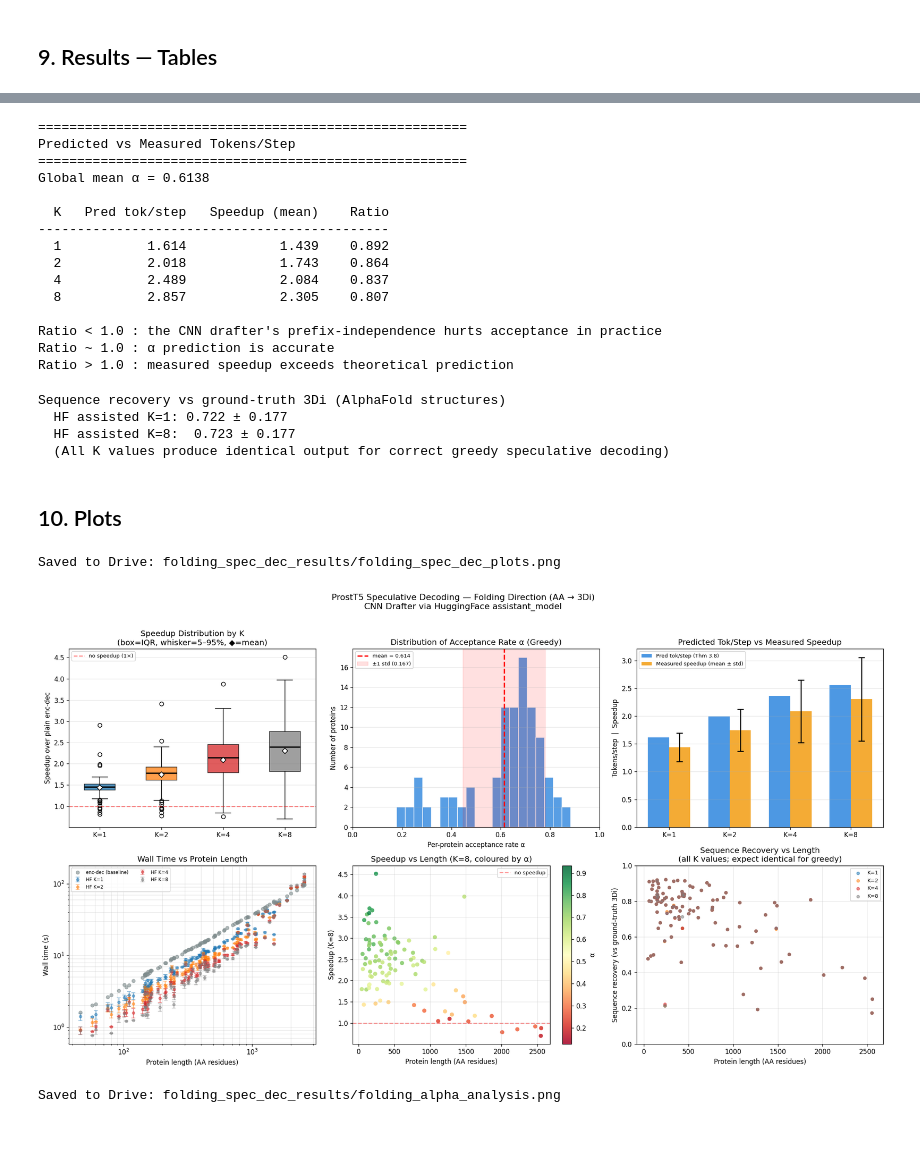
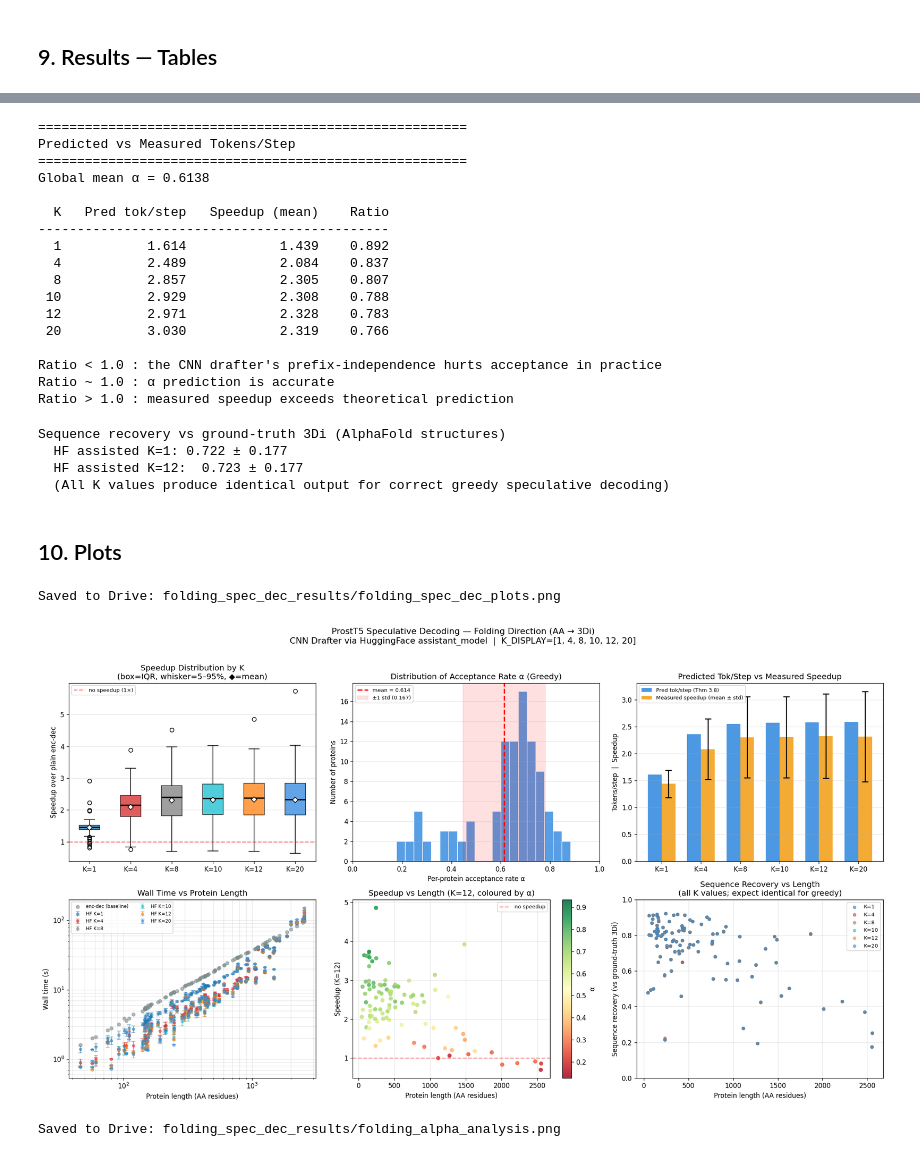
Before and after one commit to Viet2503/Speculative-Decoding-ProstT5, a Jupyter notebook: prostT5/prostT5_spec_dec_folding_CNN.ipynb, the cells around one changed output, grey strips where cells are left out. Drawn from its saved outputs; the diff is of its cells as text; code cells hidden in the pictures.

```diff
--- a/prostT5/prostT5_spec_dec_folding_CNN.ipynb
+++ b/prostT5/prostT5_spec_dec_folding_CNN.ipynb
@@ -865,13 +943,16 @@ Ready: 100 proteins, 400 rows.
 print("=" * 70)
 print("BENCHMARK RESULTS — ProstT5 Folding Speculative Decoding (AA → 3Di)")
 print("=" * 70)
-print(f"Proteins: {df['id'].nunique()}   Device: {device}")
+print(f"Proteins: {df['id'].nunique()}   Device: {device}   K_DISPLAY={K_DISPLAY}")
 print()
 print(f"{'K':>3}  {'α (mean)':>9}  {'Pred tok/step':>14}  "
       f"{'Speedup mean':>13}  {'Speedup med':>12}  {'HF OK%':>7}")
 print("-" * 65)
-for K in K_VALUES:
+for K in K_DISPLAY:
     sub  = df[df["K"] == K]
+    if sub.empty:
+        print(f"{K:3d}  (no data)")
+        continue
     a    = sub["alpha_mean"].mean()
     pt   = sub["pred_tps"].mean()
     sp_m = sub["speedup"].mean()
@@ -911,8 +994,11 @@ print(f"Global mean α = {mean_alpha_global:.4f}\n")
 
 print(f"{'K':>3}  {'Pred tok/step':>14}  {'Speedup (mean)':>15}  {'Ratio':>7}")
 print("-" * 45)
-for K in K_VALUES:
+for K in K_DISPLAY:
     sub  = df[df["K"] == K]
+    if sub.empty:
+        print(f"{K:3d}  (no data)")
+        continue
     pred = sub["pred_tps"].mean()
     meas = sub["speedup"].mean()
     ratio = meas / pred if pred > 0 else float("nan")
@@ -931,9 +1017,11 @@ Global mean α = 0.6138
   K   Pred tok/step   Speedup (mean)    Ratio
 ---------------------------------------------
   1           1.614            1.439    0.892
-  2           2.018            1.743    0.864
   4           2.489            2.084    0.837
   8           2.857            2.305    0.807
+ 10           2.929            2.308    0.788
+ 12           2.971            2.328    0.783
+ 20           3.030            2.319    0.766
 
 Ratio < 1.0 : the CNN drafter's prefix-independence hurts acceptance in practice
 Ratio ~ 1.0 : α prediction is accurate
@@ -946,9 +1034,8 @@ def seq_recovery(pred: str, gt: str) -> float:
     if n == 0: return 0.0
     return sum(p == g for p, g in zip(pred[:n], gt[:n])) / n
 
-# Find best K by mean speedup
-best_K   = K_VALUES[int(np.nanargmax([df[df["K"] == K]["speedup"].mean() for K in K_VALUES]))]
-k1_str   = str(K_VALUES[0])
+best_K   = K_DISPLAY[int(np.nanargmax([df[df["K"] == K]["speedup"].mean() for K in K_DISPLAY]))]
+k1_str   = str(K_DISPLAY[0])
 best_str = str(best_K)
 
 recovery_rows = []
@@ -960,25 +1047,25 @@ for item in benchmark_data:
     pred_k1    = preds_by_K.get(k1_str,   "")
     pred_best  = preds_by_K.get(best_str, "")
     recovery_rows.append({
-        "id":                    uid,
-        "length":                len(gt),
-        f"rec_K{K_VALUES[0]}":   seq_recovery(pred_k1,   gt),
-        f"rec_K{best_K}":        seq_recovery(pred_best, gt),
+        "id":                      uid,
+        "length":                  len(gt),
+        f"rec_K{K_DISPLAY[0]}":   seq_recovery(pred_k1,   gt),
+        f"rec_K{best_K}":          seq_recovery(pred_best, gt),
     })
 
 rec_df   = pd.DataFrame(recovery_rows)
-col_k1   = f"rec_K{K_VALUES[0]}"
+col_k1   = f"rec_K{K_DISPLAY[0]}"
 col_best = f"rec_K{best_K}"
 
 print(f"Sequence recovery vs ground-truth 3Di (AlphaFold structures)")
-print(f"  HF assisted K={K_VALUES[0]}: {rec_df[col_k1].mean():.3f} ± {rec_df[col_k1].std():.3f}")
-if best_K != K_VALUES[0]:
+print(f"  HF assisted K={K_DISPLAY[0]}: {rec_df[col_k1].mean():.3f} ± {rec_df[col_k1].std():.3f}")
+if best_K != K_DISPLAY[0]:
     print(f"  HF assisted K={best_K}:  {rec_df[col_best].mean():.3f} ± {rec_df[col_best].std():.3f}")
 print("  (All K values produce identical output for correct greedy speculative decoding)")
 # %% [output]
 Sequence recovery vs ground-truth 3Di (AlphaFold structures)
   HF assisted K=1: 0.722 ± 0.177
-  HF assisted K=8:  0.723 ± 0.177
+  HF assisted K=12:  0.723 ± 0.177
   (All K values produce identical output for correct greedy speculative decoding)
 # %% [markdown]
 ## 10. Plots
@@ -988,14 +1075,14 @@ Sequence recovery vs ground-truth 3Di (AlphaFold structures)
 fig, axes = plt.subplots(2, 3, figsize=(18, 10))
 fig.suptitle(
     "ProstT5 Speculative Decoding — Folding Direction (AA → 3Di)\n"
-    "CNN Drafter via HuggingFace assistant_model",
+    f"CNN Drafter via HuggingFace assistant_model  |  K_DISPLAY={K_DISPLAY}",
     fontsize=13, y=1.01,
 )
 axes = axes.flatten()
 
 # ── 1. Speedup distribution by K — boxplot + mean marker ─────────────────────
 ax = axes[0]
-valid_K = [K for K in K_VALUES if df[df["K"] == K]["speedup"].notna().any()]
+valid_K = [K for K in K_DISPLAY if df[df["K"] == K]["speedup"].notna().any()]
 data_sp = [df[df["K"] == K]["speedup"].dropna().values for K in valid_K]
 bp = ax.boxplot(
     data_sp, patch_artist=True, widths=0.5,
@@ -1034,7 +1121,7 @@ ax.grid(True, alpha=0.3, axis="y")
 # ── 3. Predicted tok/step vs measured speedup — error bars on measured ────────
 ax = axes[2]
 mean_a   = alpha_df["alpha_mean"].mean()
-K_arr    = np.array(K_VALUES)
+K_arr    = np.array(K_DISPLAY)
 pred_tps_vals = [
     (1 - mean_a ** (K + 1)) / (1 - mean_a) if mean_a < 0.9999 else K + 1
     for K in K_arr
@@ -1058,10 +1145,10 @@ ax.grid(True, alpha=0.3, axis="y")
 
 # ── 4. Wall time vs protein length ────────────────────────────────────────────
 ax = axes[3]
-sub0 = df[df["K"] == K_VALUES[0]]
+sub0 = df[df["K"] == K_DISPLAY[0]]
 ax.scatter(sub0["length"], sub0["t_encdec"],
            color=GRAY, alpha=0.6, s=25, label="enc-dec (baseline)", zorder=3)
-for K in K_VALUES:
+for K in K_DISPLAY:
     sub = df[df["K"] == K].dropna(subset=["t_hf"])
     _yerr = sub["t_hf_std"].fillna(0) if "t_hf_std" in sub.columns else None
     ax.errorbar(sub["length"], sub["t_hf"], yerr=_yerr,
@@ -1077,7 +1164,7 @@ ax.grid(True, alpha=0.3, which="both")
 
 # ── 5. Speedup vs protein length (best K, coloured by α) ─────────────────────
 ax = axes[4]
-best_K = K_VALUES[int(np.nanargmax([df[df["K"] == K]["speedup"].mean() for K in K_VALUES]))]
+best_K = K_DISPLAY[int(np.nanargmax([df[df["K"] == K]["speedup"].mean() for K in K_DISPLAY]))]
 sub = df[df["K"] == best_K].dropna(subset=["speedup", "alpha_mean"])
 _alpha_min = max(0.0, float(sub["alpha_mean"].min()) - 0.05)
 _alpha_max = min(1.0, float(sub["alpha_mean"].max()) + 0.05)
@@ -1097,7 +1184,7 @@ ax.grid(True, alpha=0.3)
 
 # ── 6. Sequence recovery scatter (HF predictions vs ground-truth 3Di) ────────
 ax = axes[5]
-for K in K_VALUES:
+for K in K_DISPLAY:
     k_str    = str(K)
     rec_vals = []
     lengths  = []
@@ -1108,34 +1195,34 @@ for K in K_VALUES:
         pred = preds_loaded[uid].get("preds_by_K", {}).get(k_str, "")
         if pred:
             n = min(len(pred), len(gt))
             if n > 0:
                 rec = sum(p == g for p, g in zip(pred[:n], gt[:n])) / n
                 rec_vals.append(rec)
                 lengths.append(len(gt))
     ax.scatter(lengths, rec_vals,
                color=PALETTE.get(K, BLUE), alpha=0.55, s=18, label=f"K={K}")
 ax.set_xlabel("Protein length (AA residues)")
 ax.set_ylabel("Sequence recovery (vs ground-truth 3Di)")
 ax.set_title("Sequence Recovery vs Length\n(all K values; expect identical for greedy)")
 ax.set_ylim(0, 1)
 ax.legend(fontsize=8)
 ax.grid(True, alpha=0.3)
 
 plt.tight_layout()
 
 import shutil as _shutil
 _plot_path = RESULTS_DIR / "folding_spec_dec_plots.png"
 plt.savefig(_plot_path, bbox_inches="tight", dpi=150)
 if USE_DRIVE:
     DRIVE_RESULTS.mkdir(parents=True, exist_ok=True)
     _shutil.copy(_plot_path, DRIVE_RESULTS / "folding_spec_dec_plots.png")
     print(f"Saved to Drive: folding_spec_dec_results/folding_spec_dec_plots.png")
 else:
     print(f"Saved: {_plot_path}")
 plt.show()
 # %% [output]
 Saved to Drive: folding_spec_dec_results/folding_spec_dec_plots.png
-[figure, old version]
+[figure, new version]
 # %%
 # @title 10B. α vs protein length + speedup saturation curve
 
```
Also changed, not shown: parts of 20 cells of this notebook, 3 other files.
